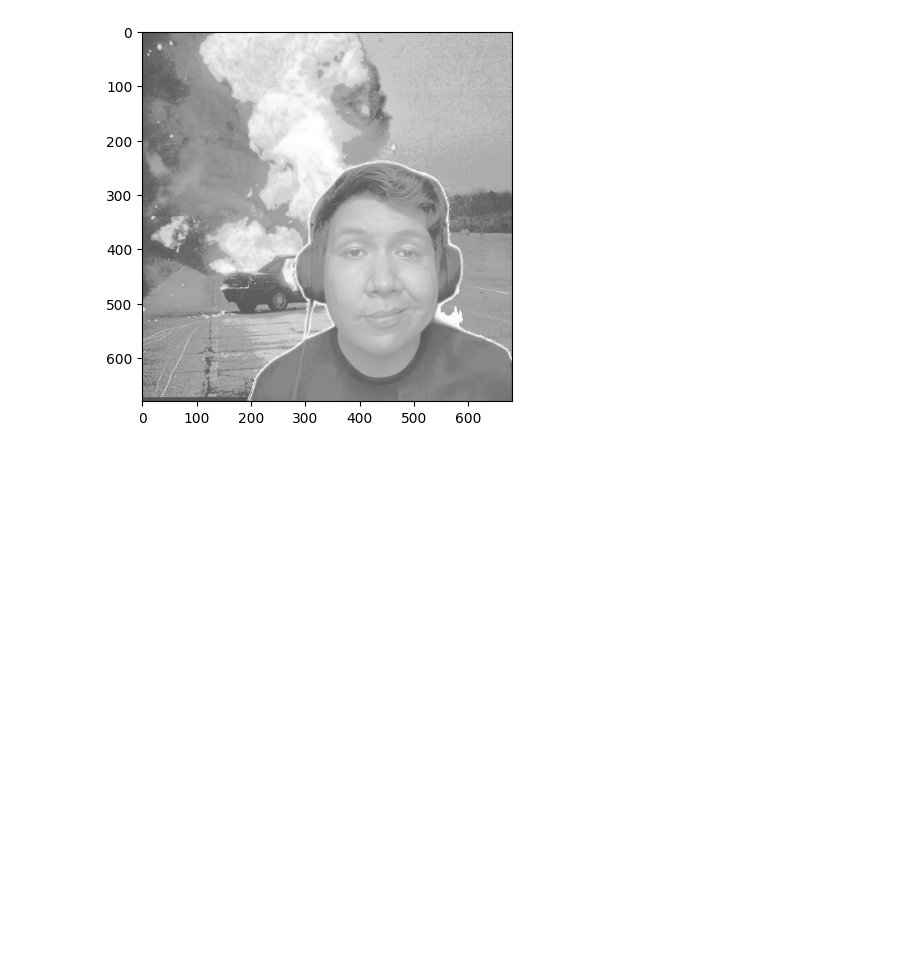
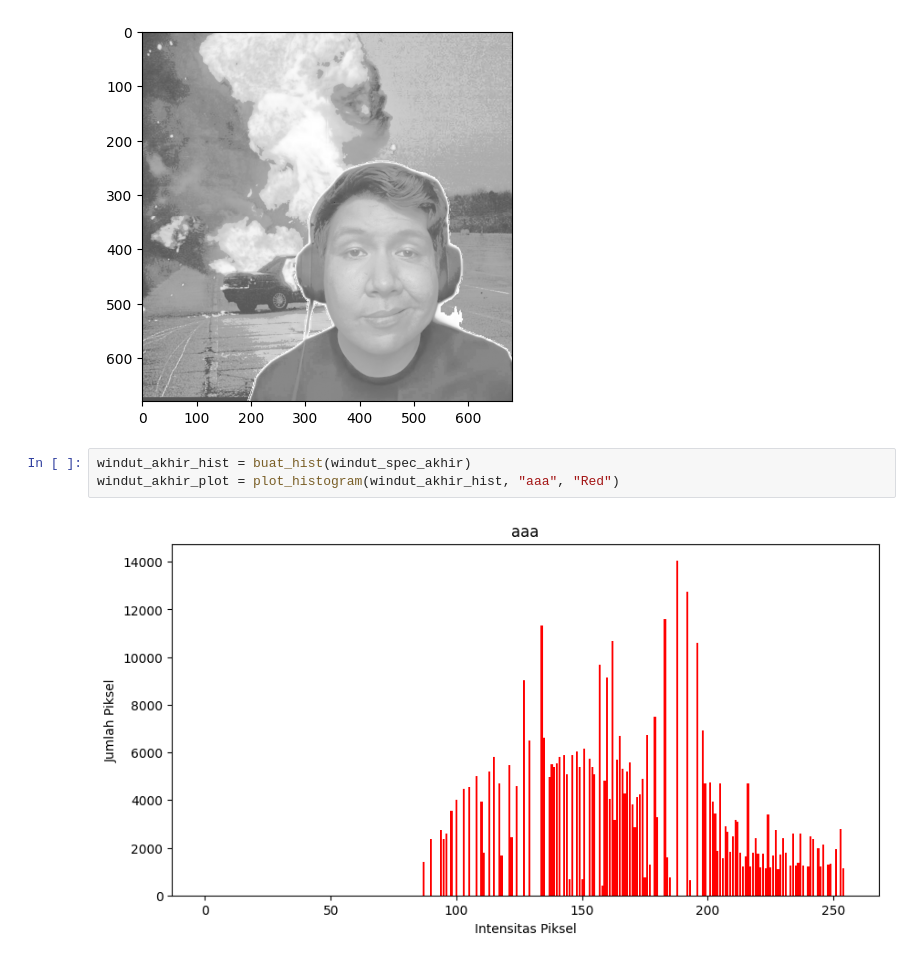
Before and after one commit to praktikum-pcd-2026/ynk-m2-naiaero, a Jupyter notebook: jurnalm2.ipynb, the cells around one changed output. Drawn from its saved outputs; the diff is of its cells as text; blank space fills up the shorter version.

```diff
--- a/jurnalm2.ipynb
+++ b/jurnalm2.ipynb
@@ -315,3 +315,8 @@ plt.imshow(windut_spec_akhir, cmap='gray')
 # %% [output]
 <matplotlib.image.AxesImage at 0x...>
 [figure]
+# %%
+windut_akhir_hist = buat_hist(windut_spec_akhir)
+windut_akhir_plot = plot_histogram(windut_akhir_hist, "aaa", "Red")
+# %% [output]
+[figure, added]
```
